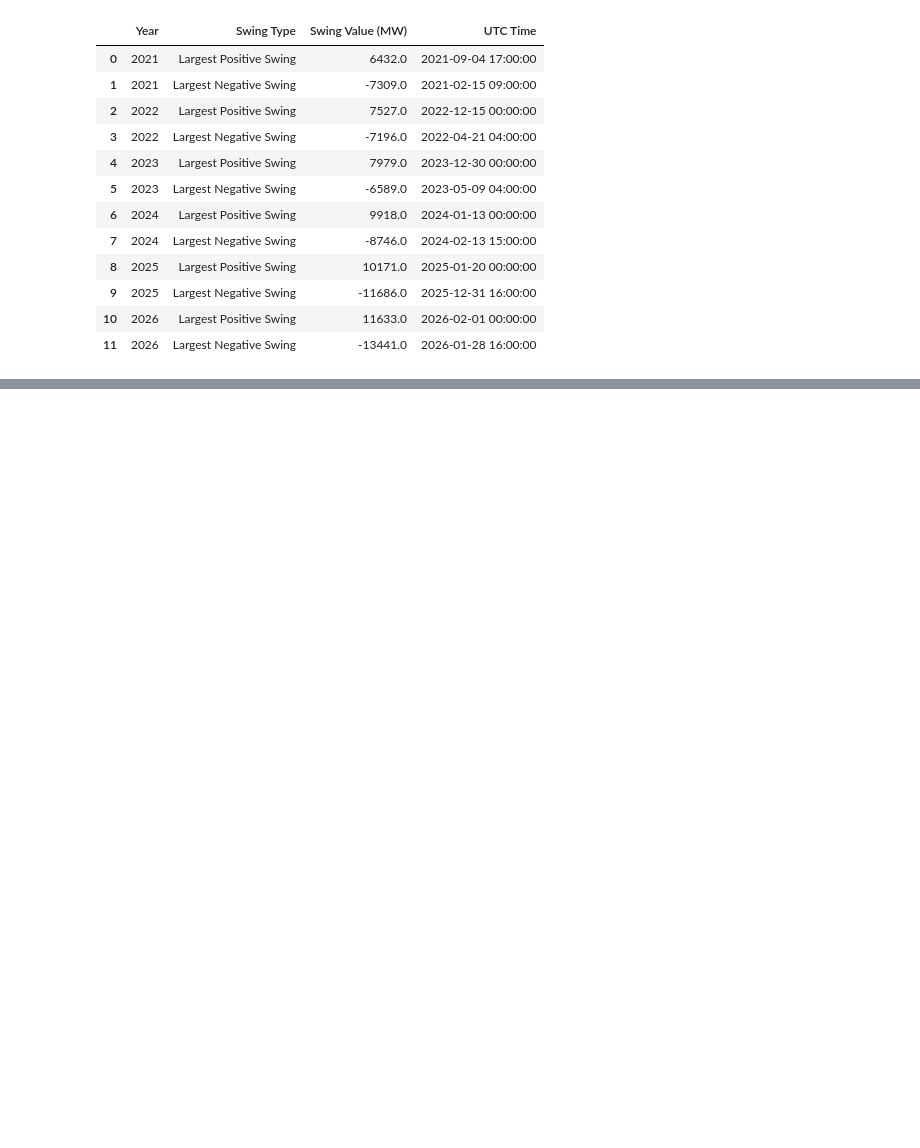
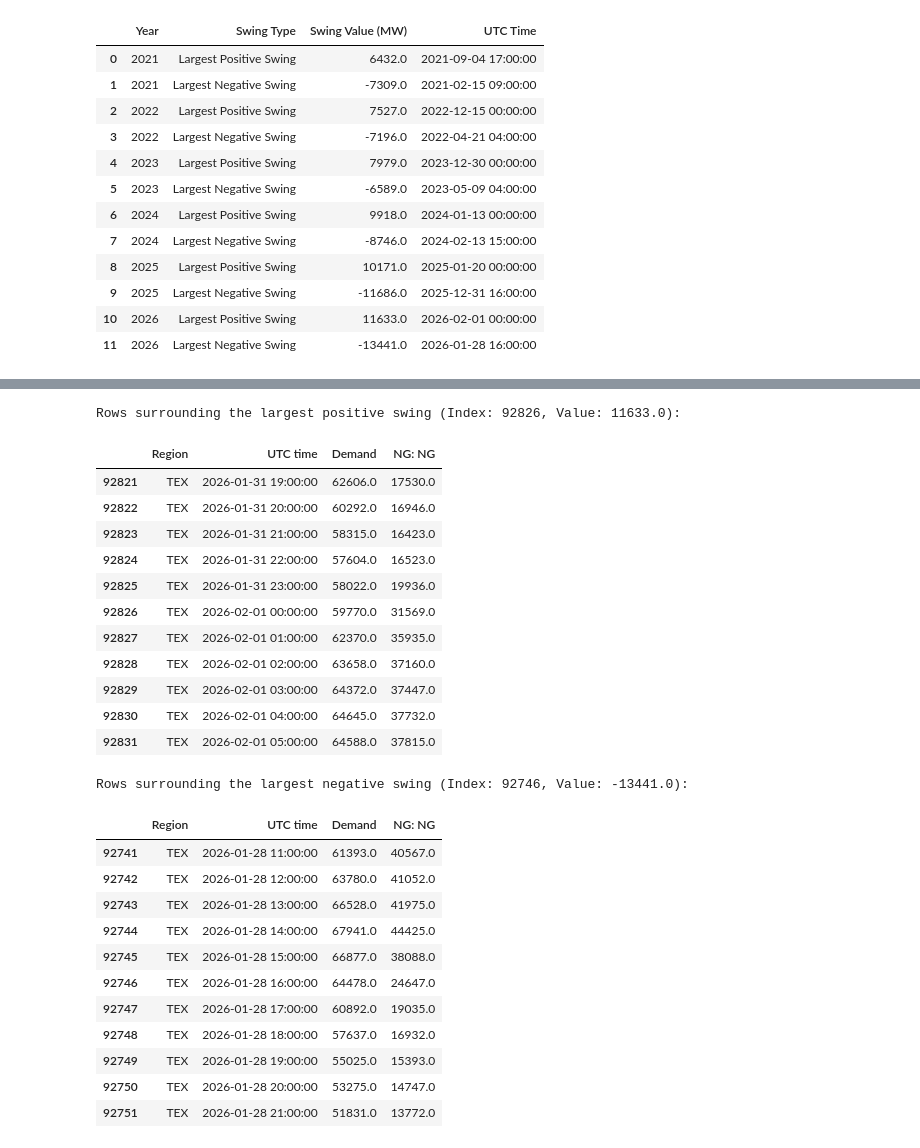
Before and after one commit to JozefSL/EIA, a Jupyter notebook: hourlyNGgenerationTX.ipynb, the cells around one changed output, grey strips where cells are left out. Saved outputs shown, nothing was run; the diff lists cells and outputs as text; code cells hidden in the pictures; blank space fills up the shorter version.

```diff
--- a/hourlyNGgenerationTX.ipynb
+++ b/hourlyNGgenerationTX.ipynb
@@ -138,0 +206,49 @@ display(annual_swings_df)
+# %%
+# Get the index of the largest positive swing from the original DataFrame
+max_swing_idx = max_swing_row.name
+
+# Calculate the start and end indices for the 11 rows (5 before, 1 at, 5 after)
+start_idx_pos = max(0, max_swing_idx - 5)
+end_idx_pos = min(len(df), max_swing_idx + 6)
+
+# Select and display the rows for the largest positive swing
+print(f"Rows surrounding the largest positive swing (Index: {max_swing_idx}, Value: {max_swing_row['NG_NG_hourly_diff']}):")
+display(df[['Region','UTC time','Demand','NG: NG']].iloc[start_idx_pos:end_idx_pos])
+
+# Get the index of the largest negative swing from the original DataFrame
+min_swing_idx = min_swing_row.name
+
+# Calculate the start and end indices for the 11 rows (5 before, 1 at, 5 after)
+start_idx_neg = max(0, min_swing_idx - 5)
+end_idx_neg = min(len(df), min_swing_idx + 6)
+
+# Select and display the rows for the largest negative swing
+print(f"\nRows surrounding the largest negative swing (Index: {min_swing_idx}, Value: {min_swing_row['NG_NG_hourly_diff']}):")
+display(df[['Region','UTC time','Demand','NG: NG']].iloc[start_idx_neg:end_idx_neg])
+# %% [output]
+Rows surrounding the largest positive swing (Index: 92826, Value: 11633.0):
+|  | Region | UTC time | Demand | NG: NG |
+| 92821 | TEX | 2026-01-31 19:00:00 | 62606.0 | 17530.0 |
+| 92822 | TEX | 2026-01-31 20:00:00 | 60292.0 | 16946.0 |
+| 92823 | TEX | 2026-01-31 21:00:00 | 58315.0 | 16423.0 |
+| 92824 | TEX | 2026-01-31 22:00:00 | 57604.0 | 16523.0 |
+| 92825 | TEX | 2026-01-31 23:00:00 | 58022.0 | 19936.0 |
+| 92826 | TEX | 2026-02-01 00:00:00 | 59770.0 | 31569.0 |
+| 92827 | TEX | 2026-02-01 01:00:00 | 62370.0 | 35935.0 |
+| 92828 | TEX | 2026-02-01 02:00:00 | 63658.0 | 37160.0 |
+| 92829 | TEX | 2026-02-01 03:00:00 | 64372.0 | 37447.0 |
+| 92830 | TEX | 2026-02-01 04:00:00 | 64645.0 | 37732.0 |
+| 92831 | TEX | 2026-02-01 05:00:00 | 64588.0 | 37815.0 |
+Rows surrounding the largest negative swing (Index: 92746, Value: -13441.0):
+|  | Region | UTC time | Demand | NG: NG |
+| 92741 | TEX | 2026-01-28 11:00:00 | 61393.0 | 40567.0 |
+| 92742 | TEX | 2026-01-28 12:00:00 | 63780.0 | 41052.0 |
+| 92743 | TEX | 2026-01-28 13:00:00 | 66528.0 | 41975.0 |
+| 92744 | TEX | 2026-01-28 14:00:00 | 67941.0 | 44425.0 |
+| 92745 | TEX | 2026-01-28 15:00:00 | 66877.0 | 38088.0 |
+| 92746 | TEX | 2026-01-28 16:00:00 | 64478.0 | 24647.0 |
+| 92747 | TEX | 2026-01-28 17:00:00 | 60892.0 | 19035.0 |
+| 92748 | TEX | 2026-01-28 18:00:00 | 57637.0 | 16932.0 |
+| 92749 | TEX | 2026-01-28 19:00:00 | 55025.0 | 15393.0 |
+| 92750 | TEX | 2026-01-28 20:00:00 | 53275.0 | 14747.0 |
+| 92751 | TEX | 2026-01-28 21:00:00 | 51831.0 | 13772.0 |
```
Also changed, not shown: parts of 4 cells of this notebook.
